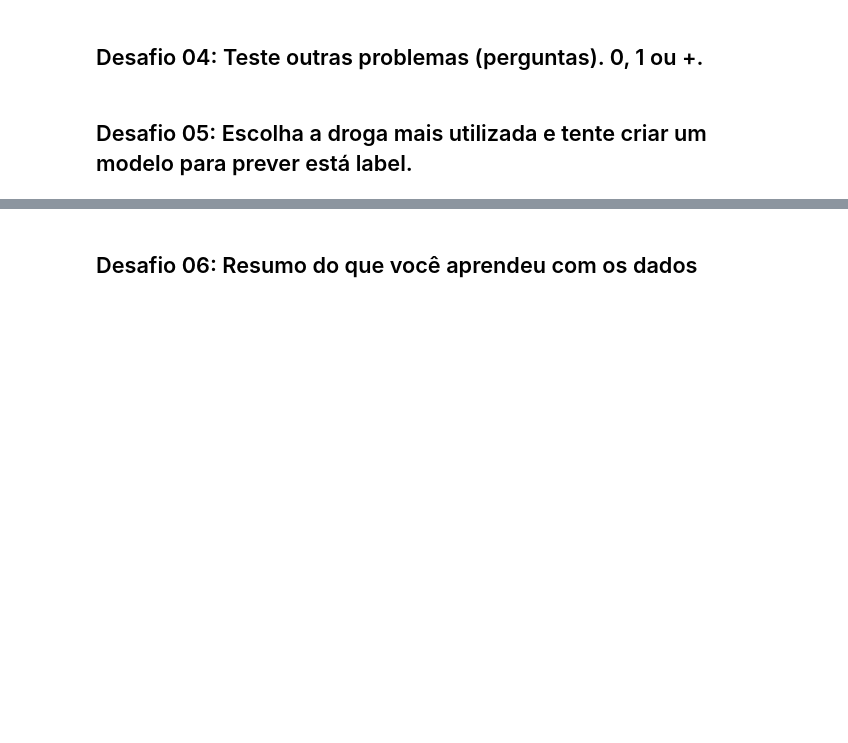
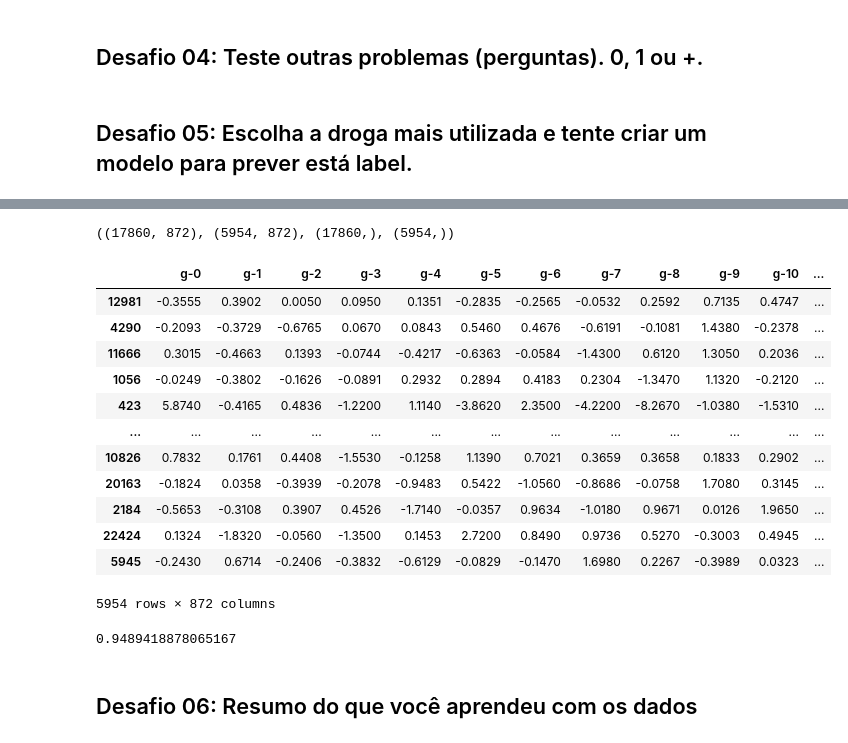
Before and after one commit to LucasDatilioCarderelli/ImersaoDados3, a Jupyter notebook: Aula_05.ipynb, the cells around one changed output, grey strips where cells are left out. Drawn from its saved outputs; the diff is of its cells as text; code cells hidden in the pictures; blank space fills up the shorter version.

```diff
--- a/Aula_05.ipynb
+++ b/Aula_05.ipynb
@@ -572,0 +633,5 @@ tpot.export('tpot_pipeline.py')
+# %%
+dados_combinados = pd.get_dummies(dados_combinados,
+                                  columns=['tratamento'],
+                                  drop_first=True)
+dados_combinados.head(3)
@@ -573,2 +644,34 @@ tpot.export('tpot_pipeline.py')
+# %%
+y = dados_combinados.pop('tratamento_com_droga')
+x = dados_combinados.drop(['id', 'tempo', 'dose', 'composto',
+                           'ativo_moa', 'n_moa'], axis=1)
+
+x_train, x_test, y_train, y_test = train_test_split(x, y, train_size=.75,
+                                                   random_state=42)
+x_train.shape, x_test.shape, y_train.shape, ytest.shape
+# %% [output]
+((17860, 872), (5954, 872), (17860,), (5954,))
+# %%
+x_test
+# %% [output]
+|  | g-0 | g-1 | g-2 | g-3 | g-4 | g-5 | g-6 | g-7 | g-8 | g-9 | g-10 | ... |
+| 12981 | -0.3555 | 0.3902 | 0.0050 | 0.0950 | 0.1351 | -0.2835 | -0.2565 | -0.0532 | 0.2592 | 0.7135 | 0.4747 | ... |
+| 4290 | -0.2093 | -0.3729 | -0.6765 | 0.0670 | 0.0843 | 0.5460 | 0.4676 | -0.6191 | -0.1081 | 1.4380 | -0.2378 | ... |
+| 11666 | 0.3015 | -0.4663 | 0.1393 | -0.0744 | -0.4217 | -0.6363 | -0.0584 | -1.4300 | 0.6120 | 1.3050 | 0.2036 | ... |
+| 1056 | -0.0249 | -0.3802 | -0.1626 | -0.0891 | 0.2932 | 0.2894 | 0.4183 | 0.2304 | -1.3470 | 1.1320 | -0.2120 | ... |
+| 423 | 5.8740 | -0.4165 | 0.4836 | -1.2200 | 1.1140 | -3.8620 | 2.3500 | -4.2200 | -8.2670 | -1.0380 | -1.5310 | ... |
+| ... | ... | ... | ... | ... | ... | ... | ... | ... | ... | ... | ... | ... |
+| 10826 | 0.7832 | 0.1761 | 0.4408 | -1.5530 | -0.1258 | 1.1390 | 0.7021 | 0.3659 | 0.3658 | 0.1833 | 0.2902 | ... |
+| 20163 | -0.1824 | 0.0358 | -0.3939 | -0.2078 | -0.9483 | 0.5422 | -1.0560 | -0.8686 | -0.0758 | 1.7080 | 0.3145 | ... |
+| 2184 | -0.5653 | -0.3108 | 0.3907 | 0.4526 | -1.7140 | -0.0357 | 0.9634 | -1.0180 | 0.9671 | 0.0126 | 1.9650 | ... |
+| 22424 | 0.1324 | -1.8320 | -0.0560 | -1.3500 | 0.1453 | 2.7200 | 0.8490 | 0.9736 | 0.5270 | -0.3003 | 0.4945 | ... |
+| 5945 | -0.2430 | 0.6714 | -0.2406 | -0.3832 | -0.6129 | -0.0829 | -0.1470 | 1.6980 | 0.2267 | -0.3989 | 0.0323 | ... |
+5954 rows × 872 columns
+# %%
+LSVC = LinearSVC()
+LSVC.fit(x_train, y_train)
+LSVC.score(x_test, y_test)
+# %% [output]
+0.9489418878065167
 # %% [markdown]
 ## Desafio 06: Resumo do que você aprendeu com os dados
```
Also changed, not shown: parts of 7 cells of this notebook.
